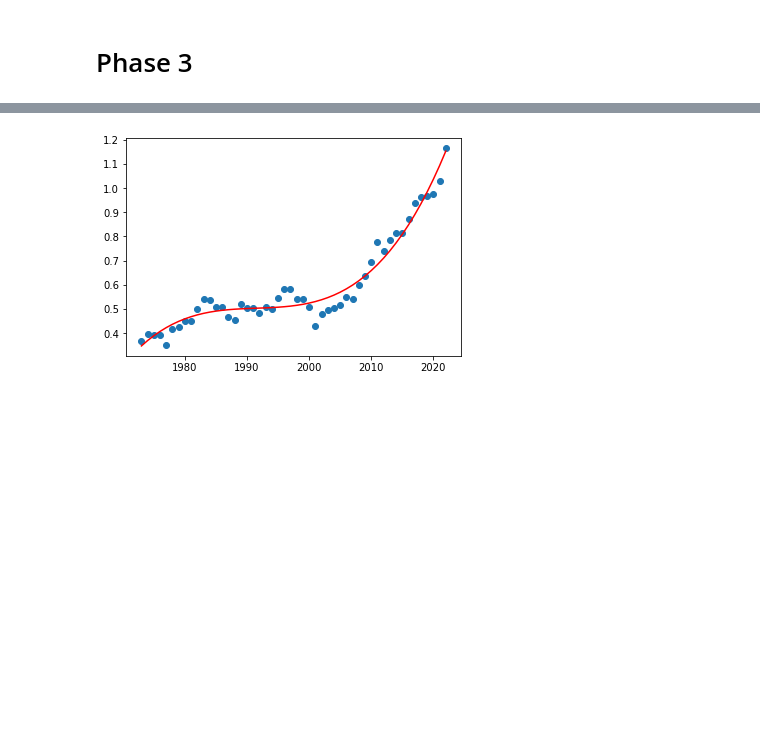
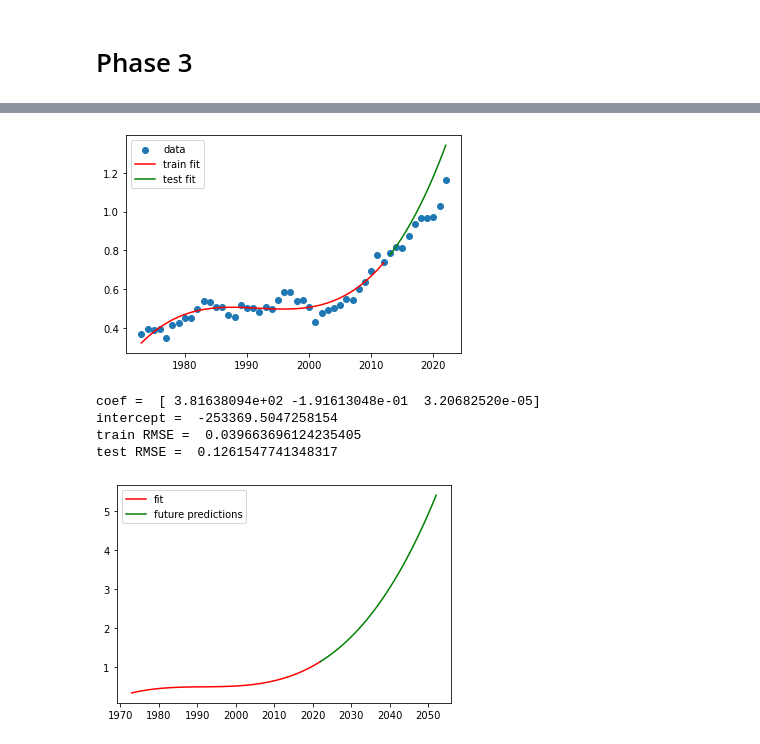
Before and after one commit to akkij26/info_2950, a Jupyter notebook: Phase_2_final.ipynb, the cells around one changed output, grey strips where cells are left out. Saved outputs shown, nothing was run; the diff lists cells and outputs as text; code cells hidden in the pictures; blank space fills up the shorter version.

```diff
--- a/Phase_2_final.ipynb
+++ b/Phase_2_final.ipynb
@@ -373,15 +379,54 @@ Thanks for reading!
 # %%
 x = pd.array(annual_df['year'])
 y = pd.array(annual_df['Total Renewable Energy Production'])
 
 poly = PolynomialFeatures(degree=3, include_bias=False)
 x1 = poly.fit_transform(x.reshape(-1,1))
 
+test_size = 10
+
+#since is time-series, have to split differently.
+x_train = x1[:-test_size]
+y_train = annual_df['Total Renewable Energy Production'][:-test_size]
+x_test = x1[-test_size:]
+y_test = annual_df['Total Renewable Energy Production'][-test_size:]
+
+model_1 = LinearRegression().fit(x_train, y_train)
+predictions_train = model_1.predict(x_train)
+predictions_test = model_1.predict(x_test)
+
+plt.scatter(x, y, label = "data")
+plt.plot(x[:-test_size], predictions_train, c="red", label = "train fit")
+plt.plot(x[-test_size:], predictions_test, c = "green", label = "test fit")
+plt.legend(loc='best')
+plt.show()
+
+mse_train = mean_squared_error(y_train, predictions_train)
+mse_test = mean_squared_error(y_test, predictions_test)
+
+print('\ncoef = ', model_1.coef_, '\nintercept = ', model_1.intercept_, '\ntrain RMSE = ', np.sqrt(mse_train),\
+        '\ntest RMSE = ', np.sqrt(mse_test))
+
 model = LinearRegression().fit(x1, y)
 y_predicted = model.predict(x1)
 
-plt.scatter(x, y)
-plt.plot(x, y_predicted, c="red")
+years = np.linspace(2022, 2052, 31)
+years_res = poly.fit_transform(years.reshape(-1,1))
+new_pred = model.predict(years_res)
+
+#plt.scatter(x, y, label = "data")
+#plt.plot(x, y_predicted, c="red", label = "fit")
+#plt.legend(loc='best')
+#plt.show()
+
+plt.plot(x, y_predicted, c="red", label = "fit")
+plt.plot(years, new_pred, c = "green", label = "future predictions")
+plt.legend(loc='best')
 plt.show()
 # %% [output]
-[figure, old version]
+[figure, new version]
+coef =  [ 3.81638094e+02 -1.91613048e-01  3.20682520e-05]
+intercept =  -253369.5047258154
+train RMSE =  0.039663696124235405
+test RMSE =  0.1261547741348317
+[figure, added]
```
Also changed, not shown: parts of 18 cells of this notebook.
